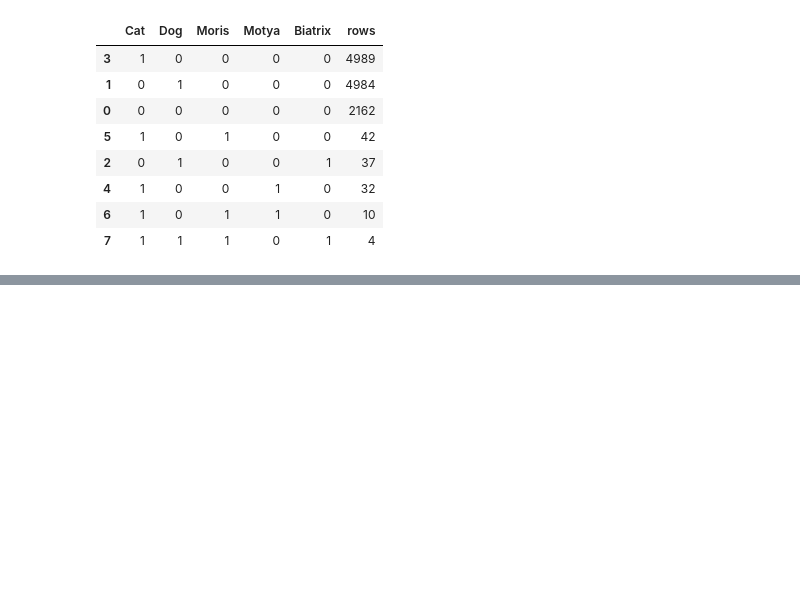
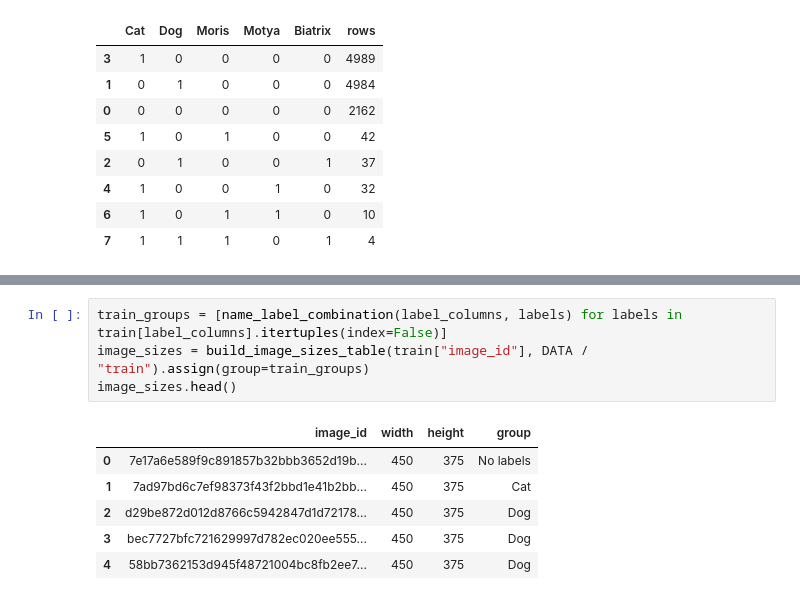
Before and after one commit to koalla05/deep-learning-assignment2, a Jupyter notebook: notebooks/01_eda.ipynb, the cells around one changed output, grey strips where cells are left out. Drawn from its saved outputs; the diff is of its cells as text; blank space fills up the shorter version.

```diff
--- a/notebooks/01_eda.ipynb
+++ b/notebooks/01_eda.ipynb
@@ -65,0 +106,11 @@ plt.show()
+# %%
+train_groups = [name_label_combination(label_columns, labels) for labels in train[label_columns].itertuples(index=False)]
+image_sizes = build_image_sizes_table(train["image_id"], DATA / "train").assign(group=train_groups)
+image_sizes.head()
+# %% [output]
+|  | image_id | width | height | group |
+| 0 | 7e17a6e589f9c891857b32bbb3652d19b... | 450 | 375 | No labels |
+| 1 | 7ad97bd6c7ef98373f43f2bbd1e41b2bb... | 450 | 375 | Cat |
+| 2 | d29be872d012d8766c5942847d1d72178... | 450 | 375 | Dog |
+| 3 | bec7727bfc721629997d782ec020ee555... | 450 | 375 | Dog |
+| 4 | 58bb7362153d945f48721004bc8fb2ee7... | 450 | 375 | Dog |
```
Also changed, not shown: parts of 5 cells of this notebook.
